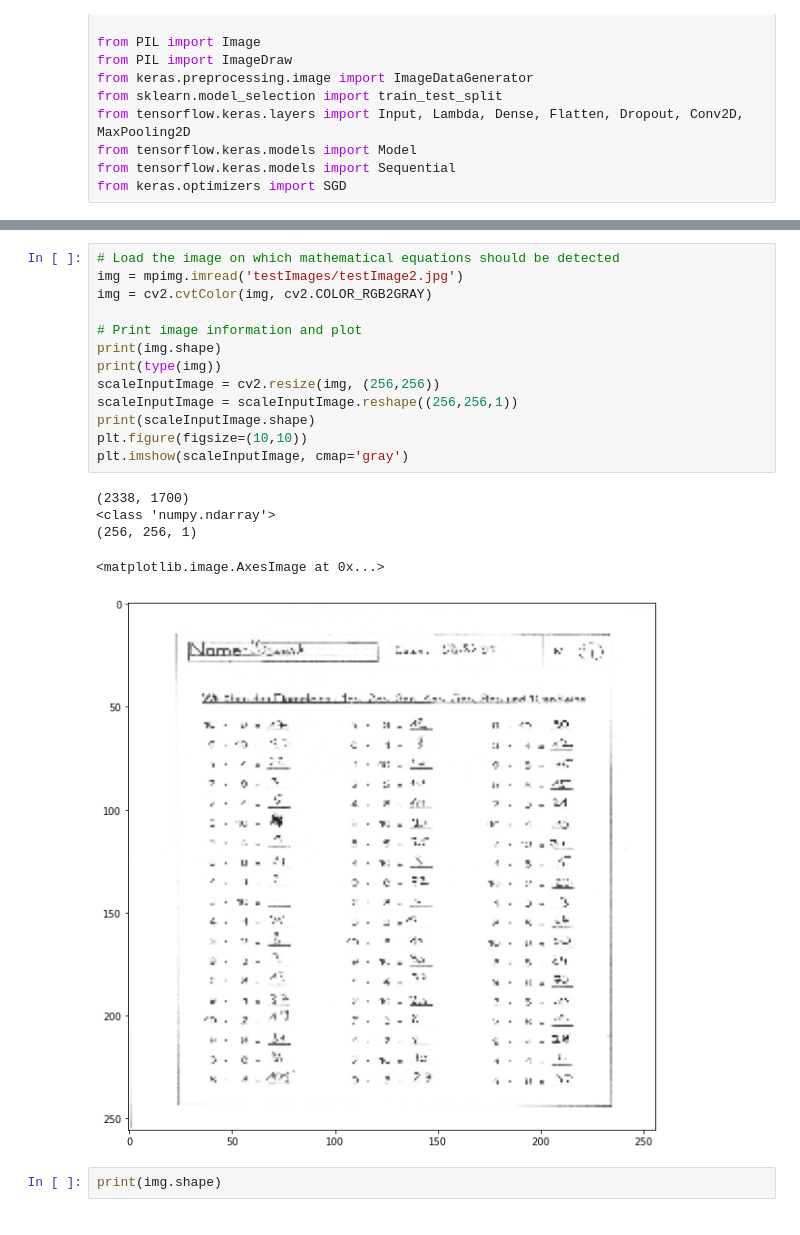
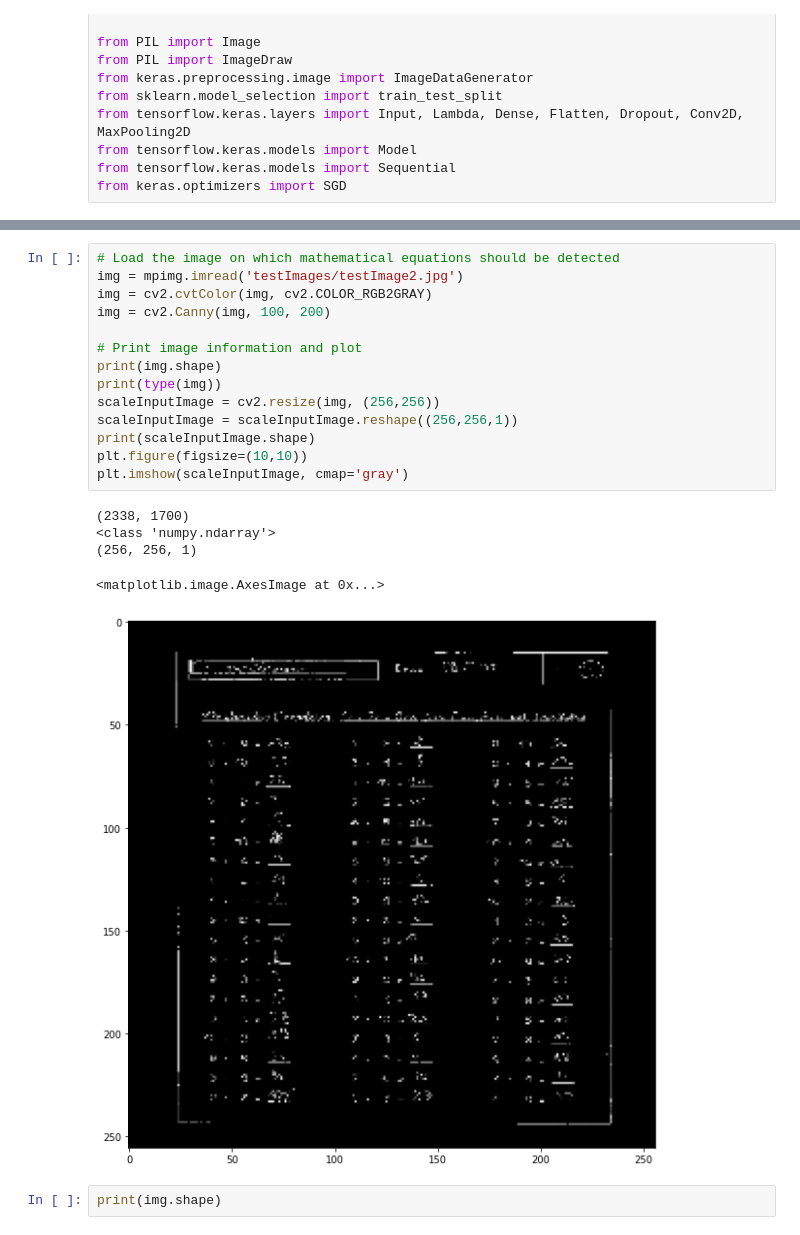
Before and after one commit to dschmoeller/iCheck, a Jupyter notebook: SlidingWindowApproachForImageDetection.ipynb, the cells around one changed output, grey strips where cells are left out. Saved outputs shown, nothing was run; the diff lists cells and outputs as text.

```diff
--- a/SlidingWindowApproachForImageDetection.ipynb
+++ b/SlidingWindowApproachForImageDetection.ipynb
@@ -46,22 +46,23 @@ _________________________________________________________________
 # %%
 # Load the image on which mathematical equations should be detected
 img = mpimg.imread('testImages/testImage2.jpg')
 img = cv2.cvtColor(img, cv2.COLOR_RGB2GRAY)
+img = cv2.Canny(img, 100, 200)
 
 # Print image information and plot
 print(img.shape)
 print(type(img))
 scaleInputImage = cv2.resize(img, (256,256))
 scaleInputImage = scaleInputImage.reshape((256,256,1))
 print(scaleInputImage.shape)
 plt.figure(figsize=(10,10))
 plt.imshow(scaleInputImage, cmap='gray')
 # %% [output]
 (2338, 1700)
 <class 'numpy.ndarray'>
 (256, 256, 1)
 <matplotlib.image.AxesImage at 0x...>
-[figure, old version]
+[figure, new version]
 # %%
 print(img.shape)
 # %% [output]
```
Also changed, not shown: parts of 5 cells of this notebook, 5 other files.
